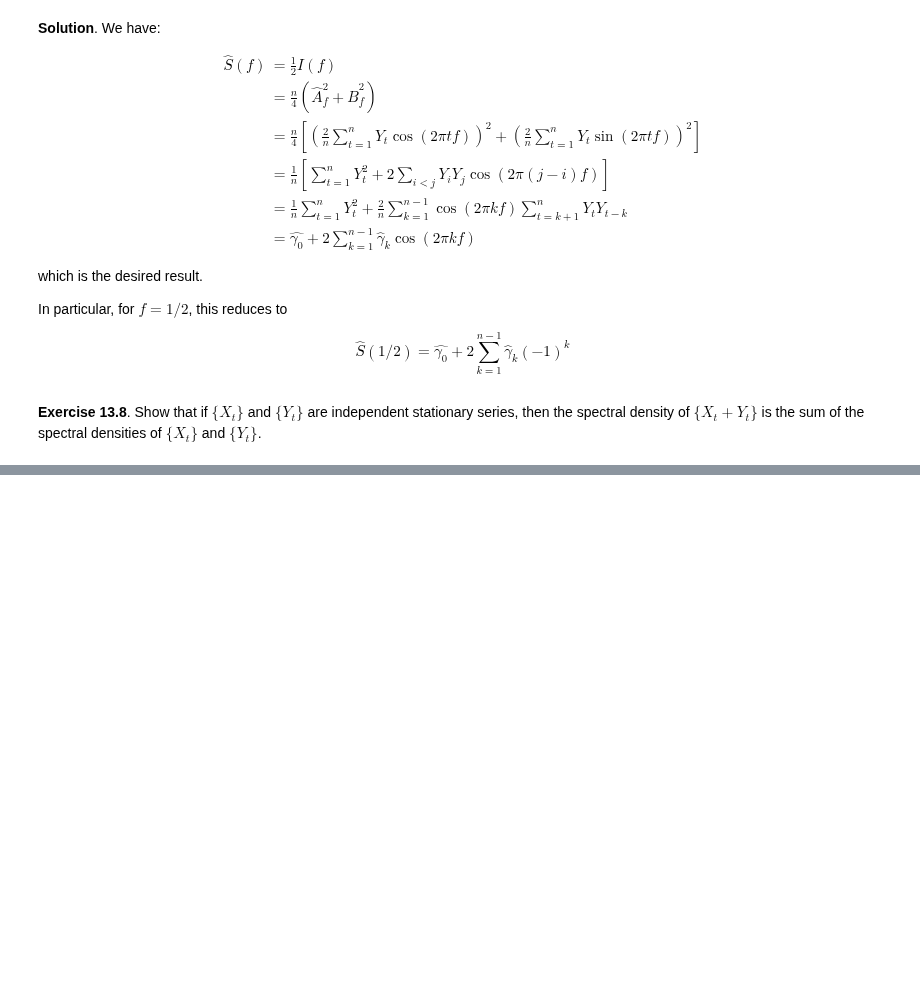
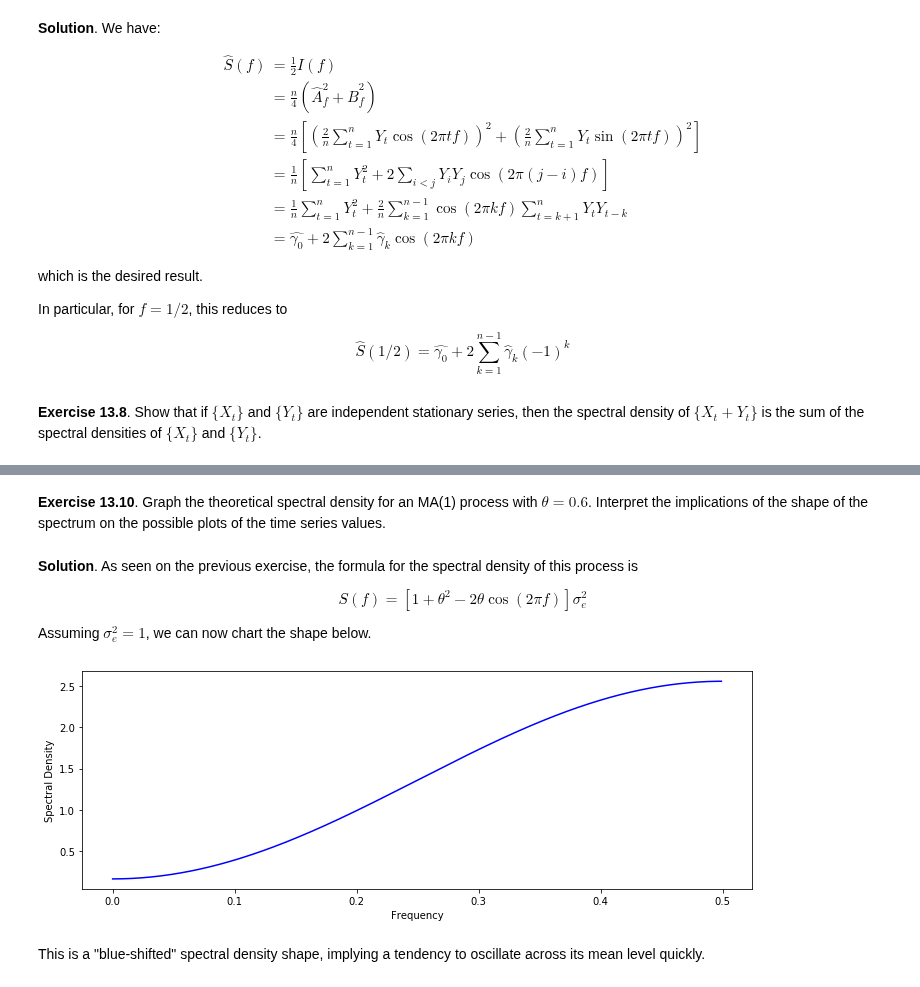
Before and after one commit to telmo-correa/time-series-analysis, a Jupyter notebook: Python/Chapter 13 (Ex 01 - 10) - Introduction to Spectral Analysis.ipynb, the cells around one changed output, grey strips where cells are left out. Drawn from its saved outputs; the diff is of its cells as text; code cells hidden in the pictures; blank space fills up the shorter version.

Commit message:
Add exercises

```diff
--- a/Python/Chapter 13 (Ex 01 - 10) - Introduction to Spectral Analysis.ipynb
+++ b/Python/Chapter 13 (Ex 01 - 10) - Introduction to Spectral Analysis.ipynb
@@ -372,0 +405,26 @@ $$ \hat{S}(1/2) = \hat{\gamma_0} + 2 \sum_{k=1}^{n-1} \hat{\gamma}_k (-1)^k $$
+# %% [markdown]
+**Exercise 13.10**.  Graph the theoretical spectral density for an MA(1) process with $\theta = 0.6$. Interpret the implications of the shape of the spectrum on the possible plots of the time series values.
+# %% [markdown]
+**Solution**.  As seen on the previous exercise, the formula for the spectral density of this process is
+
+$$ S(f) = [1 + \theta^2 - 2 \theta \cos(2 \pi f)]\sigma_e^2 $$
+
+Assuming $\sigma_e^2 = 1$, we can now chart the shape below.
+# %%
+def spectral_density_ma1(theta):
+    def s(f):
+        return 1 + theta**2 - 2 * theta * np.cos(2 * np.pi * f)
+
+    return s
+# %%
+f = np.arange(0, 1/2, step=1e-3)
+
+plt.figure(figsize=(12, 4))
+plt.plot(f, spectral_density_ma1(0.6)(f), color='blue')
+plt.xlabel('Frequency')
+plt.ylabel('Spectral Density')
+plt.show()
+# %% [output]
+[figure, added]
+# %% [markdown]
+This is a "blue-shifted" spectral density shape, implying a tendency to oscillate across its mean level quickly.
```
Also changed, not shown: parts of 8 cells of this notebook, 3 other files.
